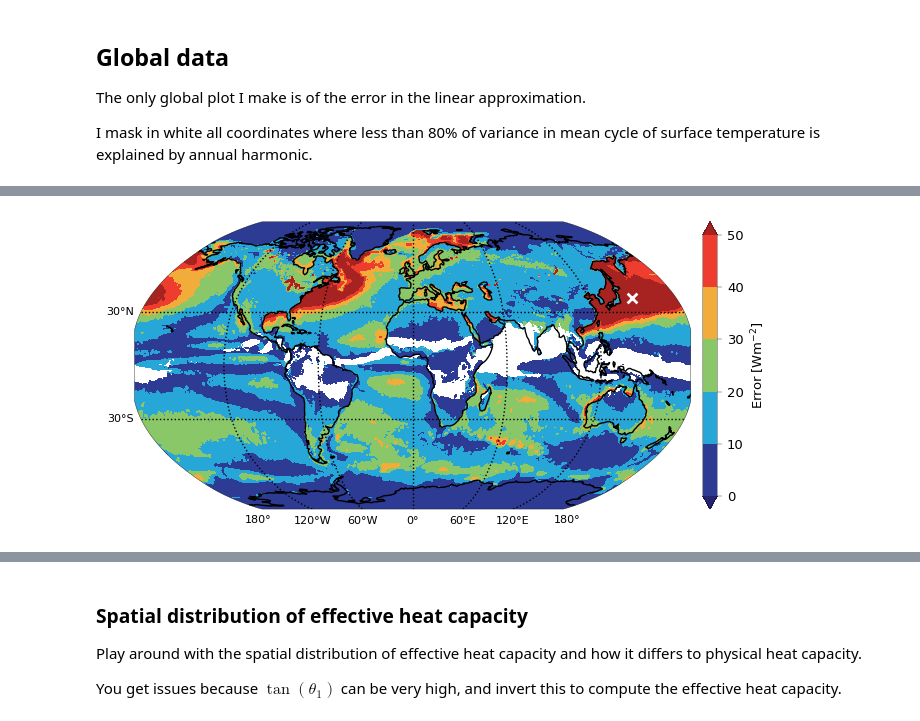
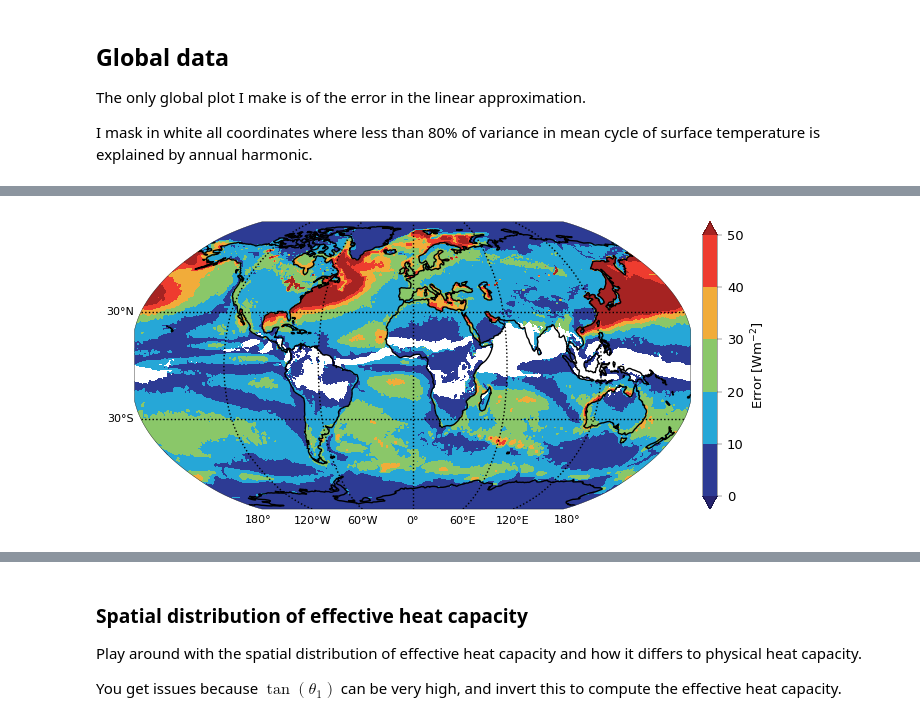
Before and after one commit to jduffield65/Isca, a Jupyter notebook: jobs/era5/surface_flux/av_annual_cycle/egu2026_talk.ipynb, the cells around one changed output, grey strips where cells are left out. Cells and saved outputs as stored; diff of their text form; code cells hidden in the pictures.

```diff
--- a/jobs/era5/surface_flux/av_annual_cycle/egu2026_talk.ipynb
+++ b/jobs/era5/surface_flux/av_annual_cycle/egu2026_talk.ipynb
@@ -436,19 +436,19 @@ cmap = LinearSegmentedColormap.from_list('replicated_era40', colors, N=256)
 # %%
 %%time
 gl_fontsize = 8
 fig = plt.figure(constrained_layout=True)
 ax = fig.subplots(1, 1, subplot_kw={'projection': ccrs.Robinson()}, gridspec_kw={'hspace': 0})
 fig_resize(fig, 25, ar=8)
 gl = initialize_ax_projection(ax, lat_min=-90, lat_max=90, grid_lat=[-30, 30], return_gl=True, coastline_lw=1,
                               gridline_lw=1)[1]
 gl.xlabel_style = {"size": gl_fontsize, "color": 'k'}
 gl.ylabel_style = {"size": gl_fontsize}
 contour_lev = np.arange(0, 80, 10) if norm_error else np.arange(0, 60, 10)
 im = plot_contour_projection(ax, error.where(mask), levels=contour_lev, cmap=cmap, mask=mask)
 plt.colorbar(im, ax=ax, label='Error [%]' if norm_error else 'Error [Wm$^{-2}$]', pad=0.005)
-ax.scatter(lon_single, lat_single, transform=ccrs.PlateCarree(), marker='x', zorder=20, color='w', s=50, linewidths=2)
+# ax.scatter(lon_single, lat_single, transform=ccrs.PlateCarree(), marker='x', zorder=20, color='w', s=50, linewidths=2)
 update_fontsize(fig, 5)
 plt.show()
 savefig(fig)
 # %% [output]
-[figure, old version]
+[figure, new version]
```
Also changed, not shown: parts of 11 cells of this notebook, 4 other files.
